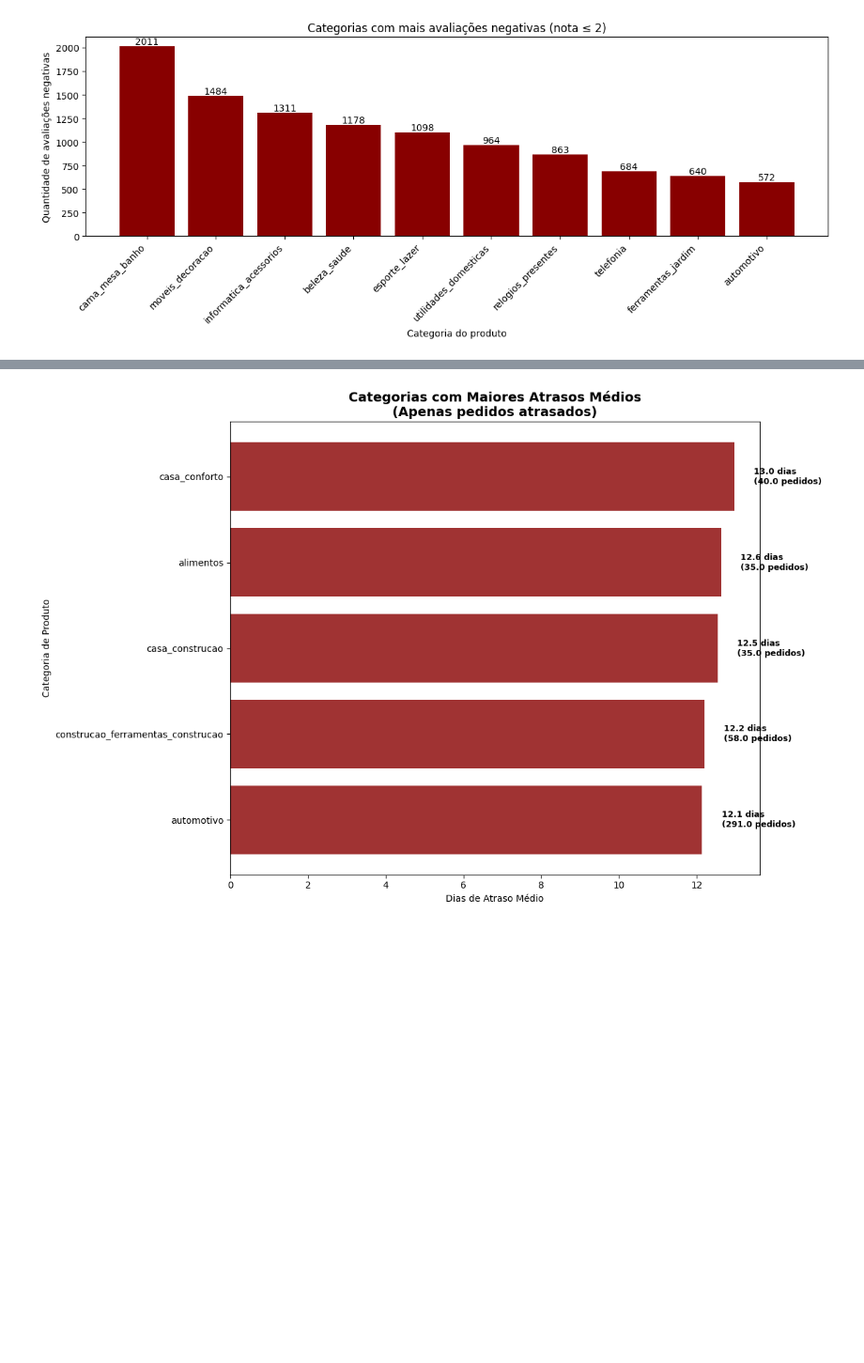
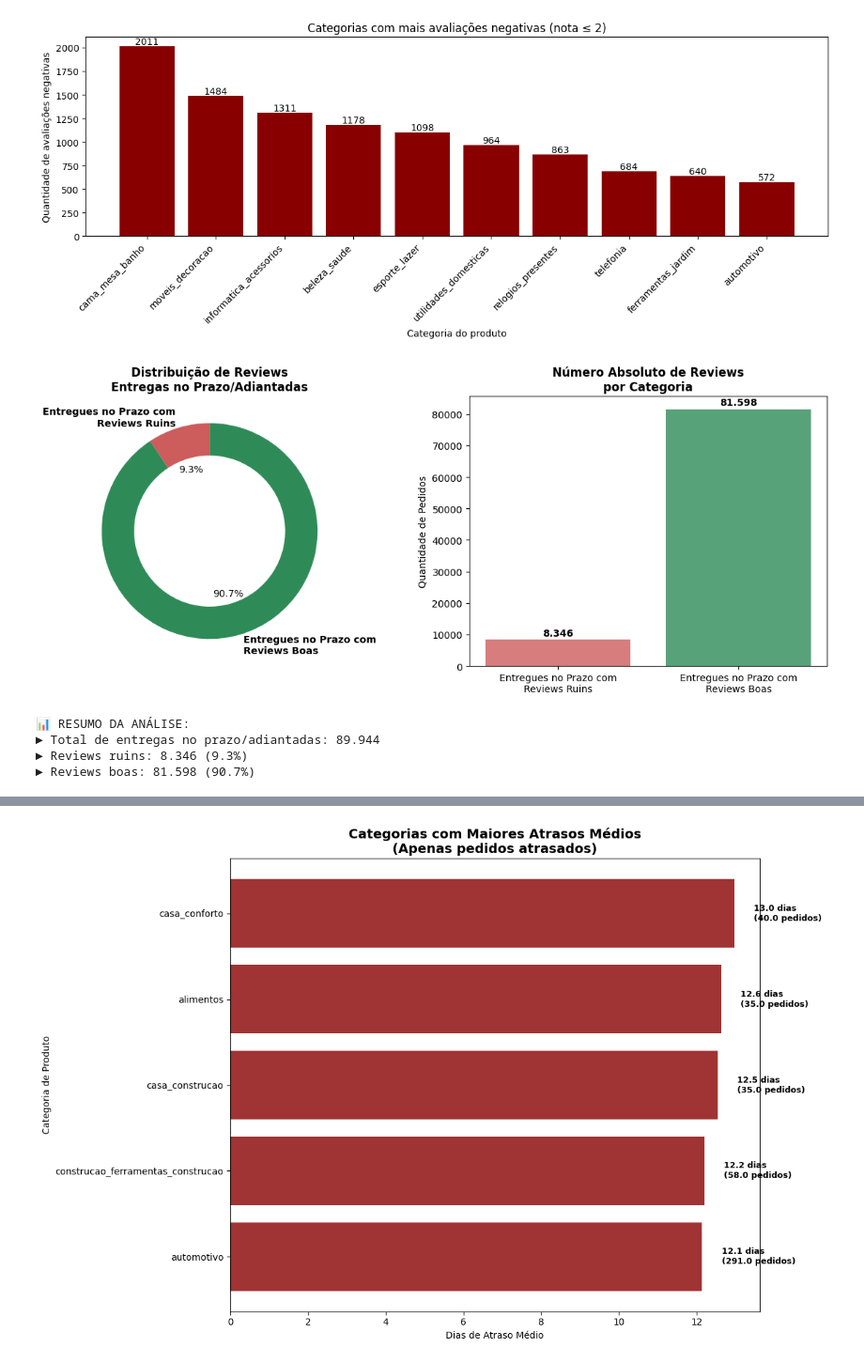
Before and after one commit to oR1an/EDA_Brazilian_E-Commerce, a Jupyter notebook: mack_01.ipynb, the cells around one changed output, grey strips where cells are left out. Shown: that part at 94% size. Drawn from its saved outputs; the diff is of its cells as text; code cells hidden in the pictures; blank space fills up the shorter version.

```diff
--- a/mack_01.ipynb
+++ b/mack_01.ipynb
@@ -583,3 +583,73 @@ plt.show()
 3            beleza_saude                      1178
 4           esporte_lazer                      1098
 [figure]
+# %%
+# =====================================================
+# ANÁLISE MULTIFATORIAL - REVIEWS RUINS SEM ATRASO
+# =====================================================
+
+# Unindo os pedidos entregues com as notas de avaliação (mesmo sem review)
+orders_entregue_reviews = pd.merge(
+    orders_entregue,
+    reviews_edit[['order_id', 'nota_avaliacao']],
+    on='order_id',
+    how='left'
+)
+
+# Removendo pedidos sem nota de avaliação (NaN)
+orders_entregue_reviews = orders_entregue_reviews.dropna(subset=['nota_avaliacao'])
+
+# Definindo limite para considerar review ruim
+limite_review_ruim = 2
+
+# Filtrando apenas entregas no prazo (ou adiantadas)
+no_prazo = orders_entregue_reviews[orders_entregue_reviews["atraso"] <= 0]
+
+# Separando reviews ruins e boas
+reviews_ruins = no_prazo[no_prazo["nota_avaliacao"] <= limite_review_ruim]
+reviews_boas = no_prazo[no_prazo["nota_avaliacao"] > limite_review_ruim]
+
+# Contagem para o gráfico
+categories = ['Entregues no Prazo com\nReviews Ruins', 'Entregues no Prazo com\nReviews Boas']
+values = [len(reviews_ruins), len(reviews_boas)]
+
+# Criando os gráficos
+fig, (ax1, ax2) = plt.subplots(1, 2, figsize=(12, 5))
+
+# --- Gráfico 1: Rosca (percentual) ---
+colors = ['#CD5C5C', '#2E8B57']
+wedges, texts, autotexts = ax1.pie(
+    values, labels=categories, colors=colors, autopct='%1.1f%%',
+    startangle=90, wedgeprops=dict(width=0.3)
+)
+ax1.set_title('Distribuição de Reviews\nEntregas no Prazo/Adiantadas', fontweight='bold')
+
+for text in texts:
+    text.set_fontweight('bold')
+
+# --- Gráfico 2: Barras (quantidade absoluta) ---
+bars = ax2.bar(categories, values, color=colors, alpha=0.8)
+ax2.set_title('Número Absoluto de Reviews\npor Categoria', fontweight='bold')
+ax2.set_ylabel('Quantidade de Pedidos')
+
+for bar, value in zip(bars, values):
+    height = bar.get_height()
+    ax2.text(bar.get_x() + bar.get_width()/2., height + 500,
+             f'{value:,}'.replace(',', '.'),
+             ha='center', va='bottom', fontweight='bold')
+
+plt.tight_layout()
+plt.show()
+
+# Resumo numérico
+total = sum(values)
+print("📊 RESUMO DA ANÁLISE:")
+print(f"► Total de entregas no prazo/adiantadas: {total:,}".replace(',', '.'))
+print(f"► Reviews ruins: {values[0]:,} ({values[0]/total*100:.1f}%)".replace(',', '.'))
+print(f"► Reviews boas: {values[1]:,} ({values[1]/total*100:.1f}%)".replace(',', '.'))
+# %% [output]
+[figure, added]
+📊 RESUMO DA ANÁLISE:
+► Total de entregas no prazo/adiantadas: 89.944
+► Reviews ruins: 8.346 (9.3%)
+► Reviews boas: 81.598 (90.7%)
```
Also changed, not shown: parts of 1 cell of this notebook.
